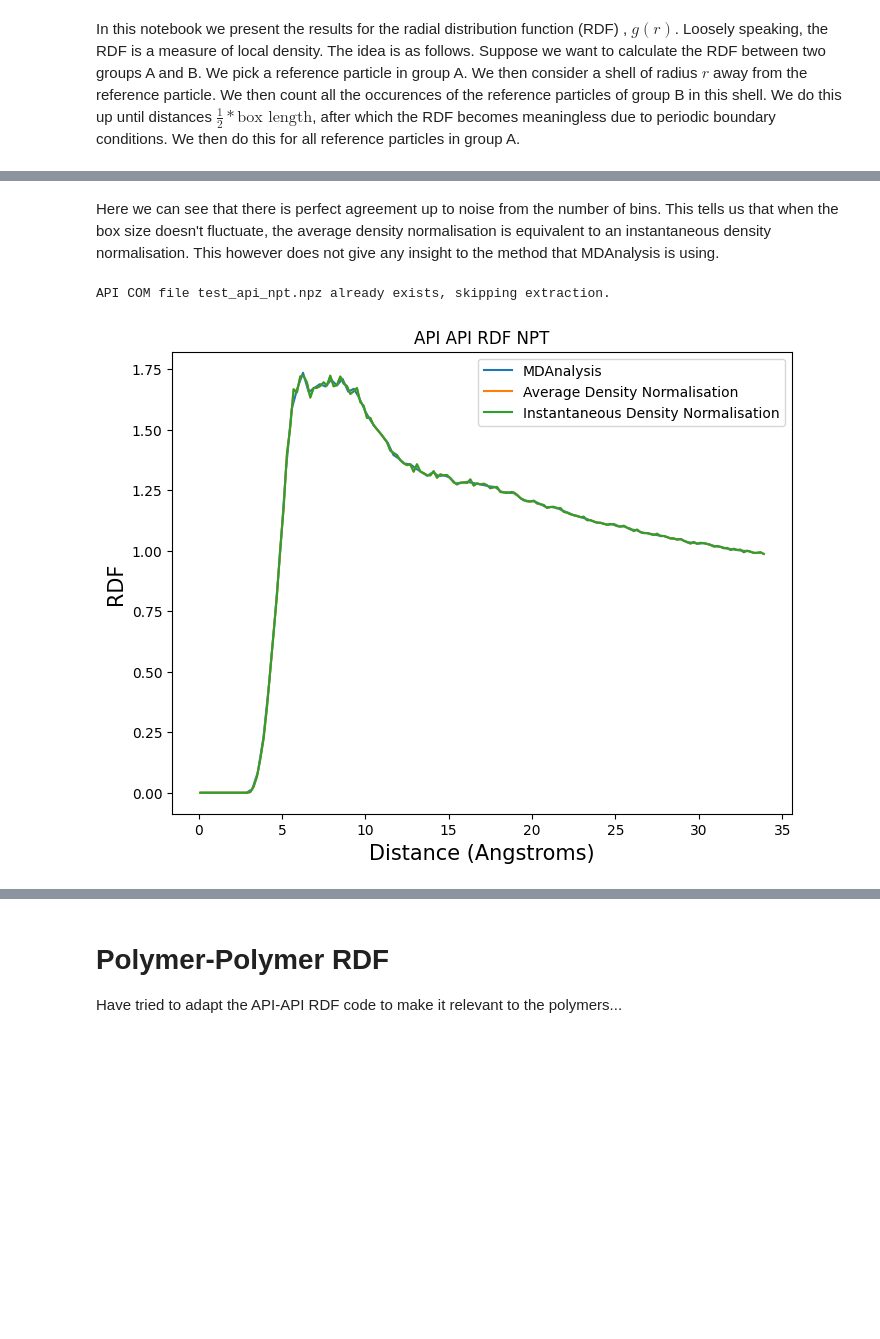
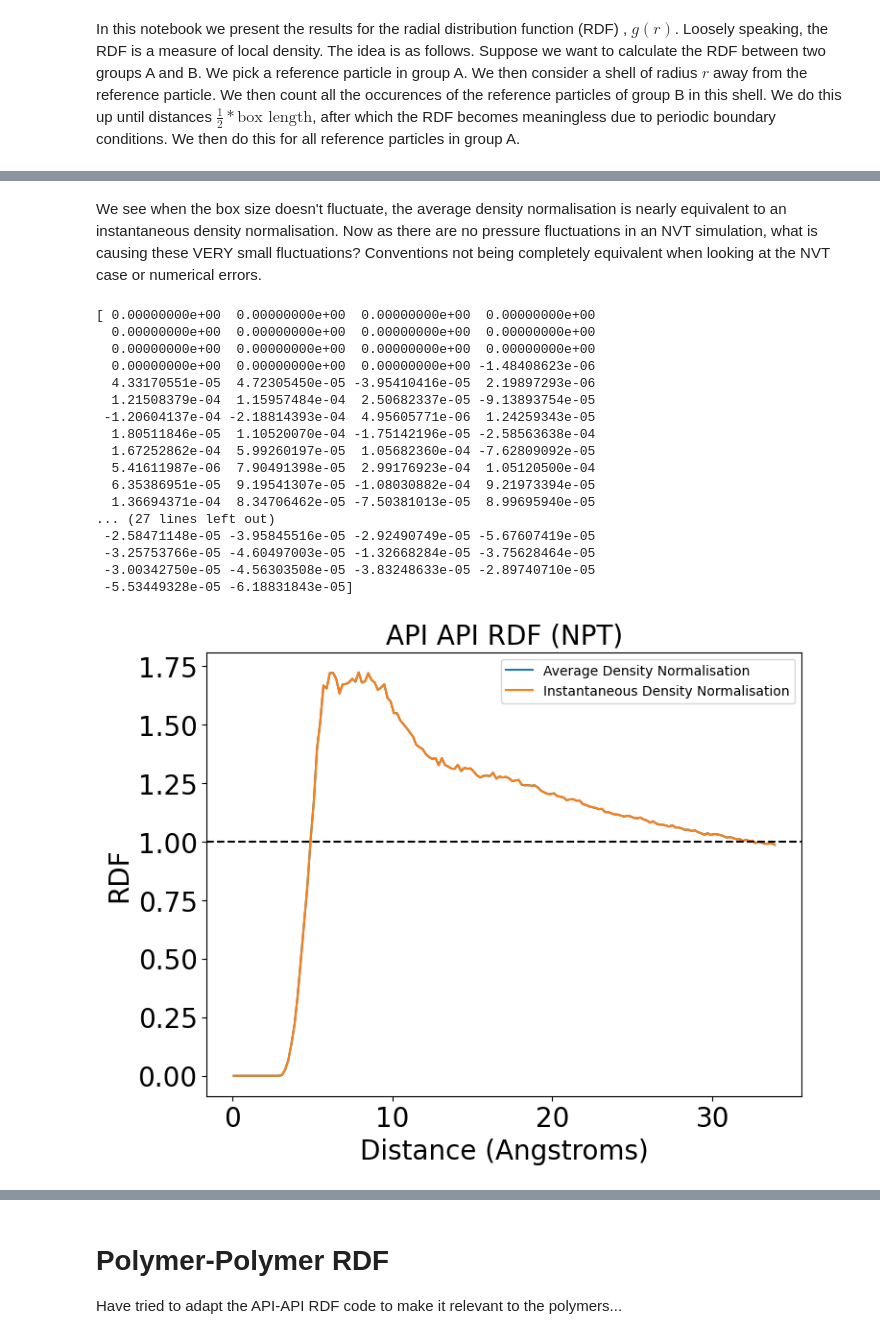
Before and after one commit to Luca-Gasparro/breaking_bad, a Jupyter notebook: rdf/rdf_results.ipynb, the cells around one changed output, grey strips where cells are left out. Saved outputs shown, nothing was run; the diff lists cells and outputs as text; code cells hidden in the pictures; blank space fills up the shorter version.

```diff
--- a/rdf/rdf_results.ipynb
+++ b/rdf/rdf_results.ipynb
@@ -62,41 +74,53 @@ API COM file test_api_nvt.npz already exists, skipping extraction.
 # %% [markdown]
-Here we can see that there is perfect agreement up to noise from the number of bins. This tells us that when the box size doesn't fluctuate, the average density normalisation is equivalent to an instantaneous density normalisation. This however does not give any insight to the method that MDAnalysis is using.
+We see when the box size doesn't fluctuate, the average density normalisation is nearly equivalent to an instantaneous density normalisation. Now as there are no pressure fluctuations in an NVT simulation, what is causing these VERY small fluctuations? Conventions not being completely equivalent when looking at the NVT case or numerical errors.
 # %%
-# ----- NPT Simulation ------
-mda_bins_npt, mda_rdf_npt = rdf_analysis.api_api_rdf(
-    topology_file="dry_npt.tpr",
-    trajectory_file="dry_npt_trim_whole.xtc",
-    api_residue_name="NAP",
-    simulation_information_filename="test_api_npt.npz",
-    start_time=2000,
-    frame_strides=[1],
-    nbins=100,
-)
-man_bins_npt_avg, man_rdf_npt_avg = rdf_analysis.api_api_rdf_manual(
+# NPT RDF plots
+api_bins_npt_avg, api_rdf_npt_avg = rdf_analysis.api_api_rdf_manual(
     simulation_information_filename="test_api_npt.npz",
     bin_width=0.2,
     instantaneous=False,
     start_time=2000,
 )
-man_bins_npt_inst, man_rdf_npt_inst = rdf_analysis.api_api_rdf_manual(
+api_bins_npt_inst, api_rdf_npt_inst = rdf_analysis.api_api_rdf_manual(
     simulation_information_filename="test_api_npt.npz",
     bin_width=0.2,
     instantaneous=True,
     start_time=2000,
 )
 
+# RDF Plotting
 plt.figure(figsize=(8, 6))
-plt.plot(mda_bins_npt, mda_rdf_npt[0], label="MDAnalysis")
-plt.plot(man_bins_npt_avg, man_rdf_npt_avg, label="Average Density Normalisation")
+plt.plot(api_bins_npt_avg, api_rdf_npt_avg, label="Average Density Normalisation")
 plt.plot(
-    man_bins_npt_inst, man_rdf_npt_inst, label="Instantaneous Density Normalisation"
+    api_bins_npt_inst, api_rdf_npt_inst, label="Instantaneous Density Normalisation"
 )
-plt.xlabel("Distance (Angstroms)", fontsize=15)
-plt.ylabel("RDF", fontsize=15)
-plt.title("API API RDF NPT")
+plt.xlabel("Distance (Angstroms)", fontsize=20)
+plt.ylabel("RDF", fontsize=20)
+plt.title("API API RDF (NPT)", fontsize=20)
+plt.tick_params(labelsize=20)
+plt.axhline(y=1, linestyle="--", color="k")
 plt.legend()
 plt.savefig("manual_vs_mda_test_npt.png", dpi=300)
+
+# Look at the difference between normalisation schemes
+print(api_rdf_npt_inst - api_rdf_npt_avg)
 # %% [output]
-API COM file test_api_npt.npz already exists, skipping extraction.
+[ 0.00000000e+00  0.00000000e+00  0.00000000e+00  0.00000000e+00
+  0.00000000e+00  0.00000000e+00  0.00000000e+00  0.00000000e+00
+  0.00000000e+00  0.00000000e+00  0.00000000e+00  0.00000000e+00
+  0.00000000e+00  0.00000000e+00  0.00000000e+00 -1.48408623e-06
+  4.33170551e-05  4.72305450e-05 -3.95410416e-05  2.19897293e-06
+  1.21508379e-04  1.15957484e-04  2.50682337e-05 -9.13893754e-05
+ -1.20604137e-04 -2.18814393e-04  4.95605771e-06  1.24259343e-05
+  1.80511846e-05  1.10520070e-04 -1.75142196e-05 -2.58563638e-04
+  1.67252862e-04  5.99260197e-05  1.05682360e-04 -7.62809092e-05
+  5.41611987e-06  7.90491398e-05  2.99176923e-04  1.05120500e-04
+  6.35386951e-05  9.19541307e-05 -1.08030882e-04  9.21973394e-05
+  1.36694371e-04  8.34706462e-05 -7.50381013e-05  8.99695940e-05
+... (27 lines left out)
+ -2.58471148e-05 -3.95845516e-05 -2.92490749e-05 -5.67607419e-05
+ -3.25753766e-05 -4.60497003e-05 -1.32668284e-05 -3.75628464e-05
+ -3.00342750e-05 -4.56303508e-05 -3.83248633e-05 -2.89740710e-05
+ -5.53449328e-05 -6.18831843e-05]
-[figure, old version]
+[figure, new version]
 # %% [markdown]
```
Also changed, not shown: parts of 12 cells of this notebook.
